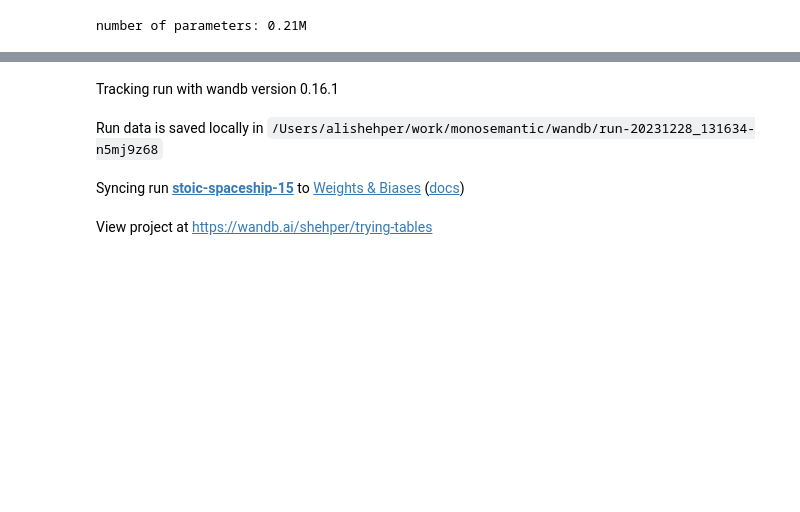
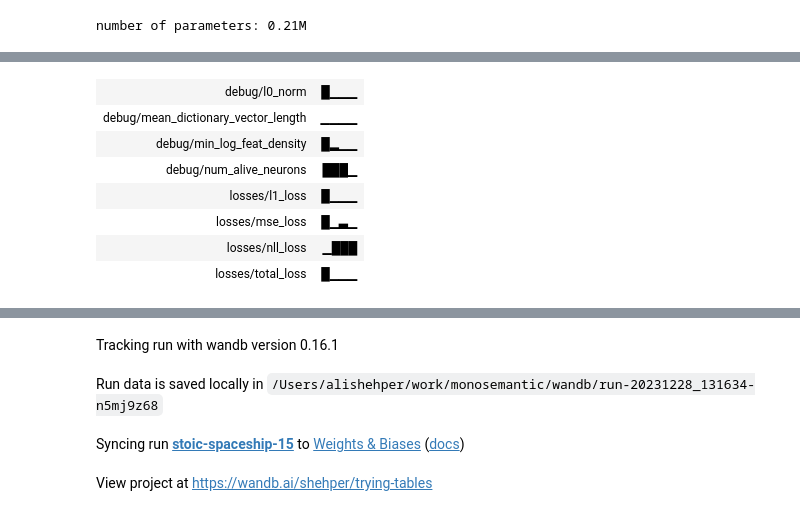
Before and after one commit to shehper/sparse-dictionary-learning, a Jupyter notebook: train_sae.ipynb, the cells around one changed output, grey strips where cells are left out. Drawn from its saved outputs; the diff is of its cells as text; code cells hidden in the pictures; blank space fills up the shorter version.

```diff
--- a/train_sae.ipynb
+++ b/train_sae.ipynb
@@ -295,0 +184,78 @@ html_video
+# %%
+## TRAINING LOOP
+
+if wandb_log:
+    wandb.init(project=f'sae-{dataset}', name=f'sae_{dataset}_{time.time():.0f}')
+
+for step in range(N // batch_size):
+
+    ## pick a batch of examples
+    batch_start = step * batch_size - n_part * ex_per_part - offset
+    batch_end = (step + 1) * batch_size - n_part * ex_per_part - offset
+    batch = curr_part[batch_start: batch_end].to(torch.float32)
+
+    # if reach the end of current partition, load the next partition into CPU memory
+    if batch_end >= ex_per_part and n_part < n_parts - 1:
+        n_part += 1
+        del curr_part # free up memory
+        curr_part = torch.load(f'sae_data/sae_data_{n_part}.pt')
+        print(f"loaded sae_data_{n_part}.pt")
+        batch = torch.cat([batch, curr_part[:batch_size - len(batch)]]).to(torch.float32)
+        offset = ex_per_part - batch_end
+
+    assert len(batch) == batch_size, f"length of batch = {len(batch)} at step = {step} and partition number = {n_part} is not correct"
+
+    if device_type == 'cuda':
+        batch = batch.pin_memory().to(device, non_blocking=True)
+    else:
+        batch = batch.to(device)
+
+    # pin_memory() can speed up data transfer from CPU RAM to GPU RAM
+    # non_blocking=True will transfer the data asynchronously, i.e. operations on GPU that don't depend on the transferred data
+    # and any operations on CPU will be performed asynchronously with data transfrer
+    # https://stackoverflow.com/questions/55563376/pytorch-how-does-pin-memory-work-in-dataloader
+
+    ## forward pass, backward pass
+    optimizer.zero_grad(set_to_none=True)
+    loss, out = sae(batch)
+    loss.backward()
+
+    # remove gradient information parallel to the decoder columns
+    sae.dec.weight.grad = remove_parallel_component(sae.dec.weight.grad, sae.dec.weight)
+    optimizer.step()
+
+    # normalize decoder columns
+    sae.dec.weight = nn.Parameter(F.normalize(sae.dec.weight, dim=0))
+
+    if step % 100 == 0:
+
+        # TODO: replace this with an estimate_nll function that estimates nll loss and score as done by
+        # can I perform computations and logging asynchronously?
+
+        xs, ys = get_text_batch(data=text_data, block_size=block_size, batch_size=gpt_batch_size)
+        nll_loss = model.reconstructed_loss(sae, xs, ys)
+
+        n_feature_acts = get_n_feature_acts()
+        log_feature_density = np.log10(n_feature_acts[n_feature_acts != 0]/eval_tokens)
+        feat_density = get_hist_image(log_feature_density)
+
+        print(f"batch: {step}/{N // batch_size}, mse loss: {out['mse_loss'].item():.2f}, l1_loss: {out['l1loss'].item():.2f}, \
+                total_loss = {loss.item():.2f}, nll loss: {nll_loss:.4f}")
+
+        if wandb_log:
+            wandb.log({'losses/mse_loss': out['mse_loss'].item(),
+                    'losses/l1_loss': out['l1loss'].item(),
+                    'losses/total_loss': loss.item(),
+                    'losses/nll_loss': nll_loss,
+                    'debug/l0_norm': torch.mean(torch.count_nonzero(out['f'], dim=-1), dtype=torch.float32),
+                    'debug/mean_dictionary_vector_length': torch.mean(torch.linalg.vector_norm(sae.dec.weight, dim=0)),
+                    "debug/feature_density_histograms": wandb.Image(feat_density),
+                    "debug/min_log_feat_density": log_feature_density.min().item(),
+                    "debug/num_alive_neurons": len(log_feature_density),
+                    })
+
+print(f'Exited loop after training on {N // batch_size * batch_size} examples')
+
+if wandb_log:
+    wandb.finish()
+# %% [output]
@@ -295,0 +280,8 @@ html_video
+| debug/l0_norm | █▁▁▁ |
+| debug/mean_dictionary_vector_length | ▁▁▁▁ |
+| debug/min_log_feat_density | █▂▁▁ |
+| debug/num_alive_neurons | ███▁ |
+| losses/l1_loss | █▁▁▁ |
+| losses/mse_loss | █▁▃▁ |
+| losses/nll_loss | ▁███ |
+| losses/total_loss | █▁▁▁ |
```
Also changed, not shown: parts of 27 cells of this notebook, 1 other file.
